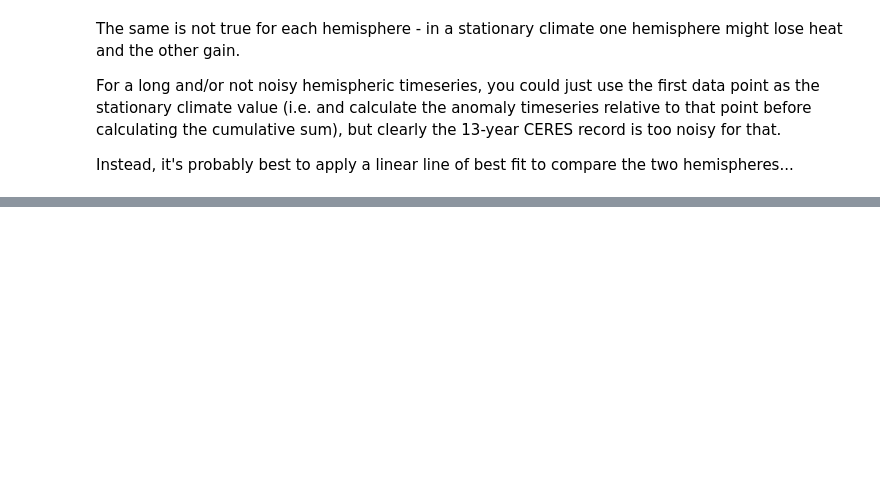
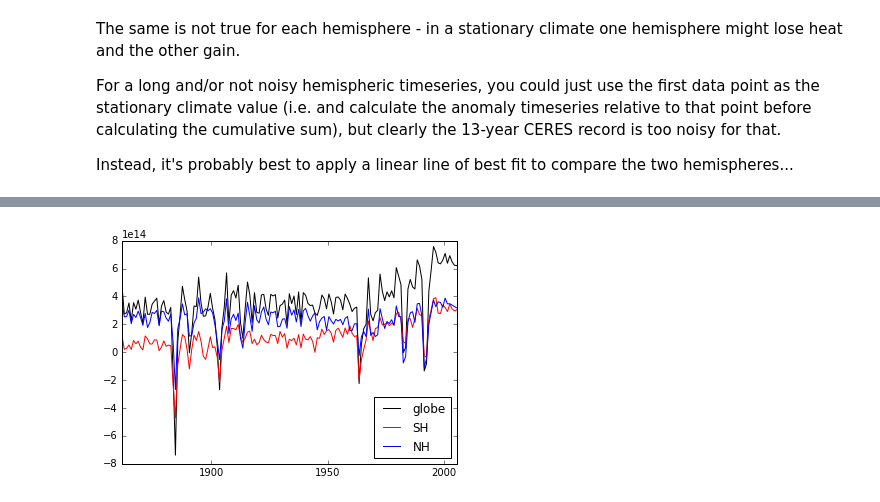
Before and after one commit to DamienIrving/ocean-analysis, a Jupyter notebook: development/EBAF-TOA.ipynb, the cells around one changed output, grey strips where cells are left out. Cells and saved outputs as stored; diff of their text form; code cells hidden in the pictures; blank space fills up the shorter version.

```diff
--- a/development/EBAF-TOA.ipynb
+++ b/development/EBAF-TOA.ipynb
@@ -357,0 +387,22 @@ plt.show()
+# %%
+sh_cube_list = iris.cube.CubeList([])
+nh_cube_list = iris.cube.CubeList([])
+globe_cube_list = iris.cube.CubeList([])
+for ensnum, model in enumerate(['CanESM2', 'CCSM4', 'CSIRO-Mk3-6-0', 'GISS-E2-R', 'NorESM1-M']):
+    sh_cube, nh_cube, globe_cube = get_data_triplet(model, 'historical-rcp85', ensnum)
+    sh_cube_list.append(sh_cube)
+    nh_cube_list.append(nh_cube)
+    globe_cube_list.append(globe_cube)
+
+sh_ensmid, sh_ensvar = ensemble_aggregation(sh_cube_list, 'mean')
+nh_ensmid, nh_ensvar = ensemble_aggregation(nh_cube_list, 'mean')
+globe_ensmid, globe_ensvar = ensemble_aggregation(globe_cube_list, 'mean')
+# %%
+iplt.plot(globe_ensmid, color='black', label='globe')
+iplt.plot(sh_ensmid, color='red', label='SH')
+iplt.plot(nh_ensmid, color='blue', label='NH')
+plt.legend(loc=4)
+plt.show()
+#iplt.plot(global_trend, color='black', linestyle='--')
+# %% [output]
+[figure, added]
```
Also changed, not shown: parts of 14 cells of this notebook.
